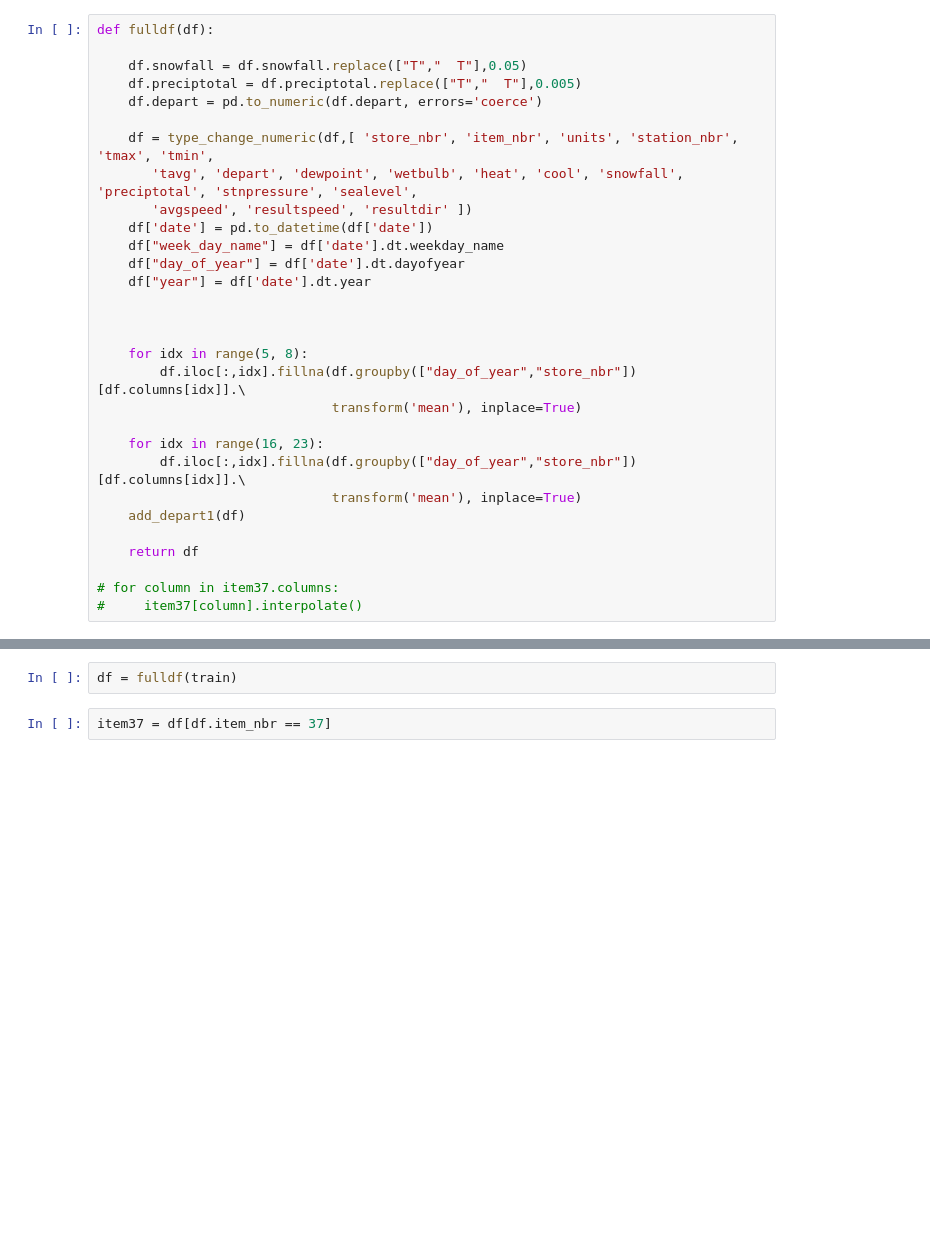
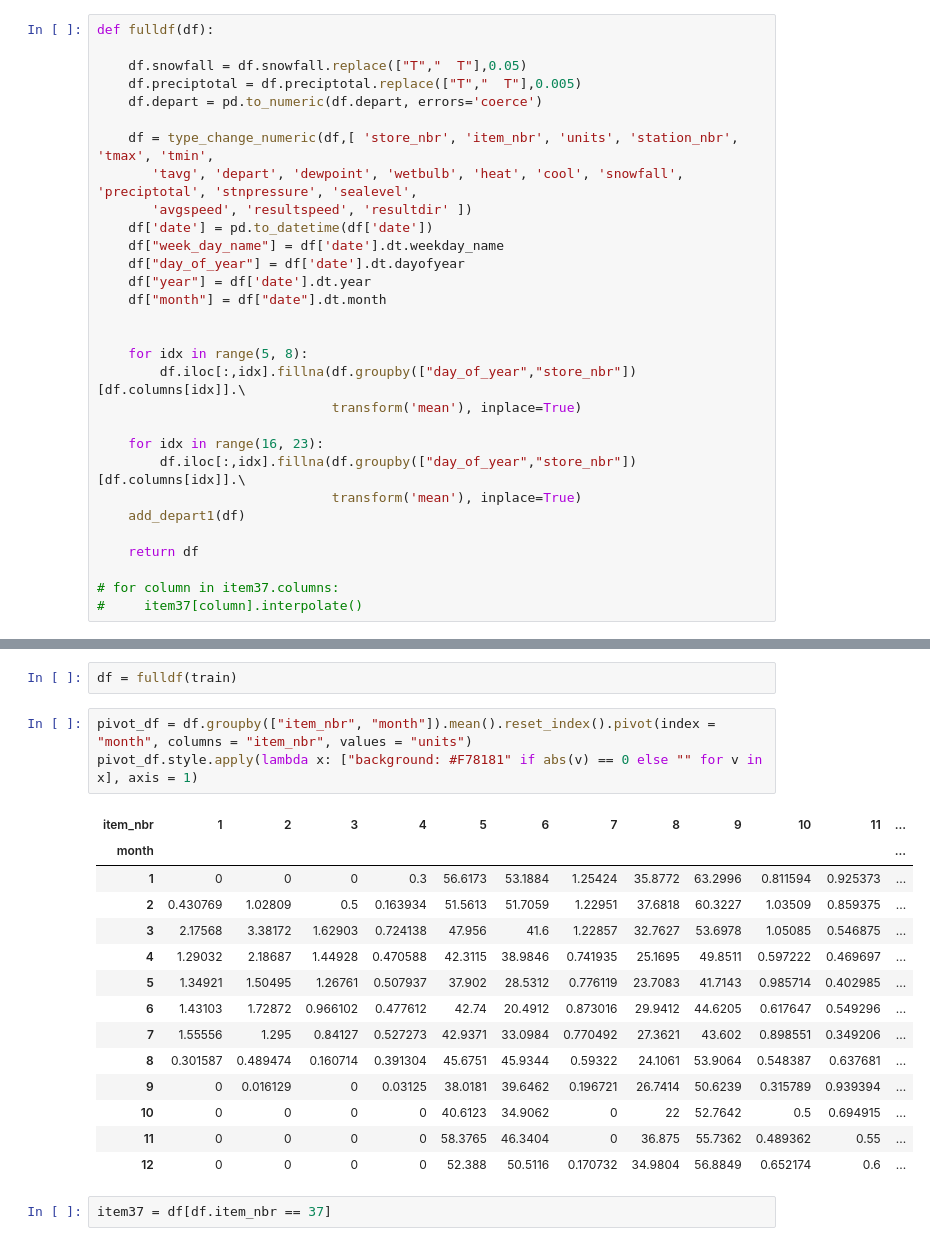
Before and after one commit to MaengHyoyeol/temp_repo, a Jupyter notebook: team_project/unit37.ipynb, the cells around one changed output, grey strips where cells are left out. Drawn from its saved outputs; the diff is of its cells as text; blank space fills up the shorter version.

```diff
--- a/team_project/unit37.ipynb
+++ b/team_project/unit37.ipynb
@@ -35,7 +61,7 @@ def fulldf(df):
     df["week_day_name"] = df['date'].dt.weekday_name
     df["day_of_year"] = df['date'].dt.dayofyear
     df["year"] = df['date'].dt.year
-
+    df["month"] = df["date"].dt.month
 
 
     for idx in range(5, 8):
@@ -103,6 +121,24 @@ train.head()
 train = train.sort_values(by=['date', 'store_nbr', 'item_nbr']).reset_index(drop= True)
 # %%
 df = fulldf(train)
+# %%
+pivot_df = df.groupby(["item_nbr", "month"]).mean().reset_index().pivot(index =  "month", columns = "item_nbr", values = "units")
+pivot_df.style.apply(lambda x: ["background: #F78181" if abs(v) == 0 else "" for v in x], axis = 1)
+# %% [output]
+| item_nbr | 1 | 2 | 3 | 4 | 5 | 6 | 7 | 8 | 9 | 10 | 11 | ... |
+| month |  |  |  |  |  |  |  |  |  |  |  | ... |
+| 1 | 0 | 0 | 0 | 0.3 | 56.6173 | 53.1884 | 1.25424 | 35.8772 | 63.2996 | 0.811594 | 0.925373 | ... |
+| 2 | 0.430769 | 1.02809 | 0.5 | 0.163934 | 51.5613 | 51.7059 | 1.22951 | 37.6818 | 60.3227 | 1.03509 | 0.859375 | ... |
+| 3 | 2.17568 | 3.38172 | 1.62903 | 0.724138 | 47.956 | 41.6 | 1.22857 | 32.7627 | 53.6978 | 1.05085 | 0.546875 | ... |
+| 4 | 1.29032 | 2.18687 | 1.44928 | 0.470588 | 42.3115 | 38.9846 | 0.741935 | 25.1695 | 49.8511 | 0.597222 | 0.469697 | ... |
+| 5 | 1.34921 | 1.50495 | 1.26761 | 0.507937 | 37.902 | 28.5312 | 0.776119 | 23.7083 | 41.7143 | 0.985714 | 0.402985 | ... |
+| 6 | 1.43103 | 1.72872 | 0.966102 | 0.477612 | 42.74 | 20.4912 | 0.873016 | 29.9412 | 44.6205 | 0.617647 | 0.549296 | ... |
+| 7 | 1.55556 | 1.295 | 0.84127 | 0.527273 | 42.9371 | 33.0984 | 0.770492 | 27.3621 | 43.602 | 0.898551 | 0.349206 | ... |
+| 8 | 0.301587 | 0.489474 | 0.160714 | 0.391304 | 45.6751 | 45.9344 | 0.59322 | 24.1061 | 53.9064 | 0.548387 | 0.637681 | ... |
+| 9 | 0 | 0.016129 | 0 | 0.03125 | 38.0181 | 39.6462 | 0.196721 | 26.7414 | 50.6239 | 0.315789 | 0.939394 | ... |
+| 10 | 0 | 0 | 0 | 0 | 40.6123 | 34.9062 | 0 | 22 | 52.7642 | 0.5 | 0.694915 | ... |
+| 11 | 0 | 0 | 0 | 0 | 58.3765 | 46.3404 | 0 | 36.875 | 55.7362 | 0.489362 | 0.55 | ... |
+| 12 | 0 | 0 | 0 | 0 | 52.388 | 50.5116 | 0.170732 | 34.9804 | 56.8849 | 0.652174 | 0.6 | ... |
 # %%
 item37 = df[df.item_nbr == 37]
 # %%
```
Also changed, not shown: parts of 30 cells of this notebook, 3 other files.
